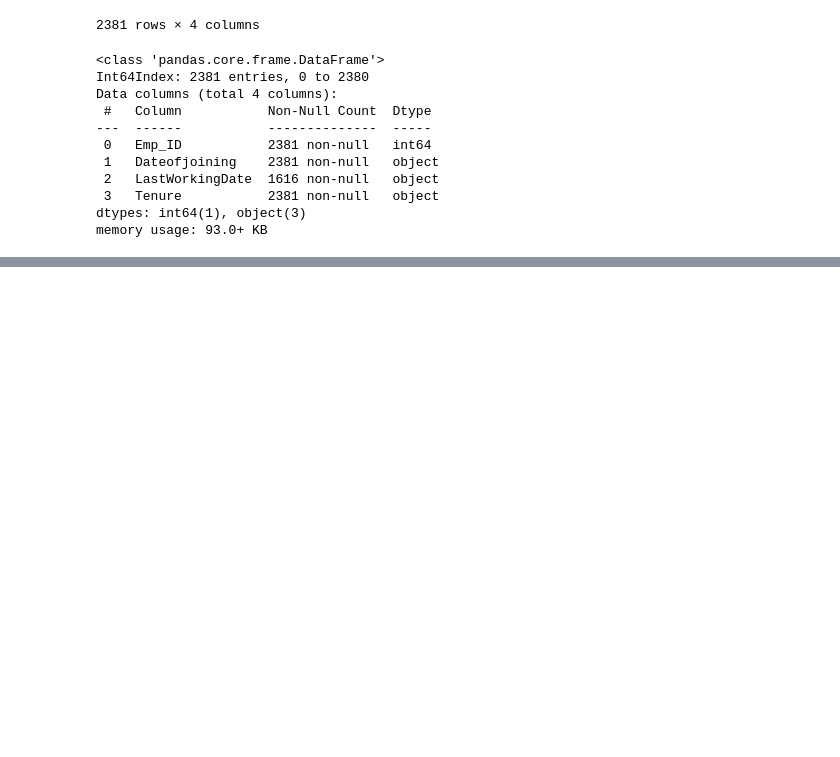
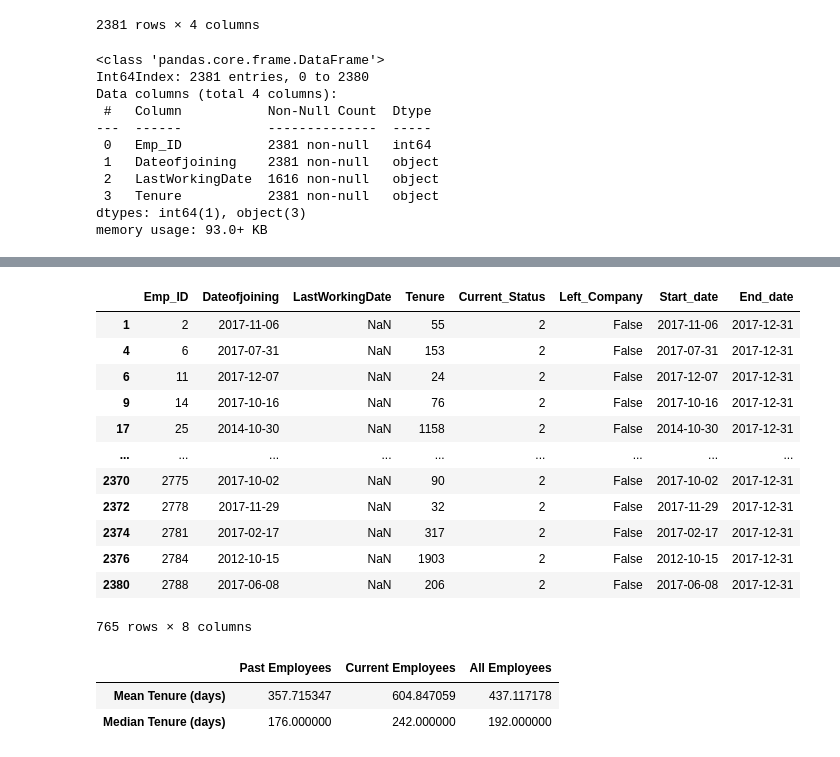
Before and after one commit to shanCH3n/Project1-DAbootcamp-Grp2, a Jupyter notebook: 01_Data/EmployeeAttrition_data_clean.ipynb, the cells around one changed output, grey strips where cells are left out. Cells and saved outputs as stored; diff of their text form; code cells hidden in the pictures; blank space fills up the shorter version.

```diff
--- a/01_Data/EmployeeAttrition_data_clean.ipynb
+++ b/01_Data/EmployeeAttrition_data_clean.ipynb
@@ -161,0 +265,37 @@ new_df
+# %%
+current_df = new_df.loc[new_df['Left_Company']== False,:]
+current_df
+# %% [output]
+|  | Emp_ID | Dateofjoining | LastWorkingDate | Tenure | Current_Status | Left_Company | Start_date | End_date |
+| 1 | 2 | 2017-11-06 | NaN | 55 | 2 | False | 2017-11-06 | 2017-12-31 |
+| 4 | 6 | 2017-07-31 | NaN | 153 | 2 | False | 2017-07-31 | 2017-12-31 |
+| 6 | 11 | 2017-12-07 | NaN | 24 | 2 | False | 2017-12-07 | 2017-12-31 |
+| 9 | 14 | 2017-10-16 | NaN | 76 | 2 | False | 2017-10-16 | 2017-12-31 |
+| 17 | 25 | 2014-10-30 | NaN | 1158 | 2 | False | 2014-10-30 | 2017-12-31 |
+| ... | ... | ... | ... | ... | ... | ... | ... | ... |
+| 2370 | 2775 | 2017-10-02 | NaN | 90 | 2 | False | 2017-10-02 | 2017-12-31 |
+| 2372 | 2778 | 2017-11-29 | NaN | 32 | 2 | False | 2017-11-29 | 2017-12-31 |
+| 2374 | 2781 | 2017-02-17 | NaN | 317 | 2 | False | 2017-02-17 | 2017-12-31 |
+| 2376 | 2784 | 2012-10-15 | NaN | 1903 | 2 | False | 2012-10-15 | 2017-12-31 |
+| 2380 | 2788 | 2017-06-08 | NaN | 206 | 2 | False | 2017-06-08 | 2017-12-31 |
+765 rows × 8 columns
+# %%
+term_list = []
+current_list = []
+all_list = []
+term_list.append(term_df['Tenure'].mean())
+term_list.append(term_df['Tenure'].median())
+current_list.append(current_df['Tenure'].mean())
+current_list.append(current_df['Tenure'].median())
+all_list.append(new_df['Tenure'].mean())
+all_list.append(new_df['Tenure'].median())
+
+summary_df = pd.DataFrame({'Past Employees':term_list,\
+                           'Current Employees':current_list,\
+                            'All Employees':all_list},
+                            index=['Mean Tenure (days)','Median Tenure (days)'])
+summary_df
+# %% [output]
+|  | Past Employees | Current Employees | All Employees |
+| Mean Tenure (days) | 357.715347 | 604.847059 | 437.117178 |
+| Median Tenure (days) | 176.000000 | 242.000000 | 192.000000 |
```
Also changed, not shown: parts of 10 cells of this notebook.
